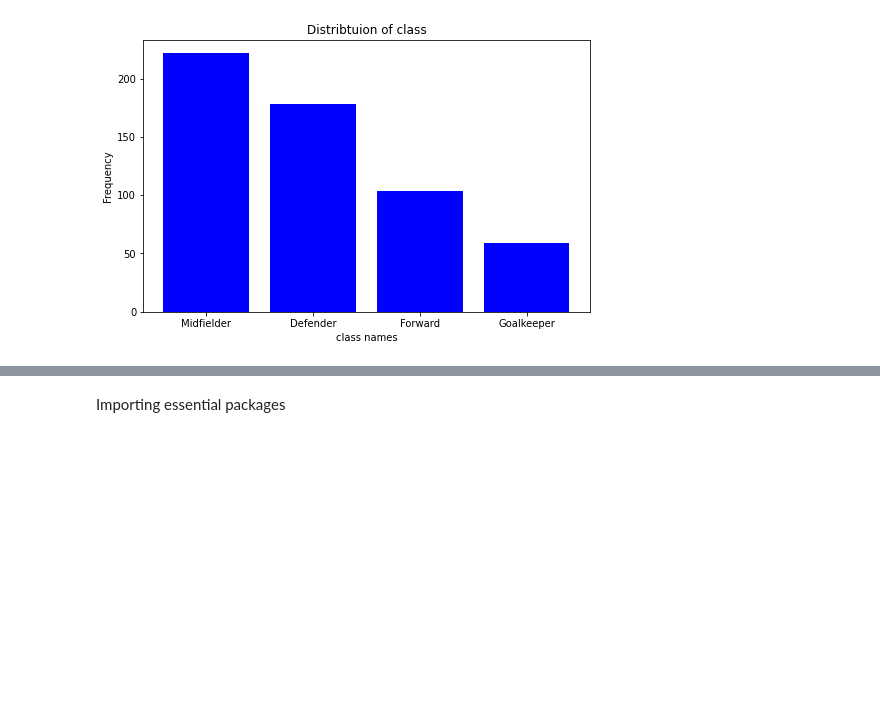
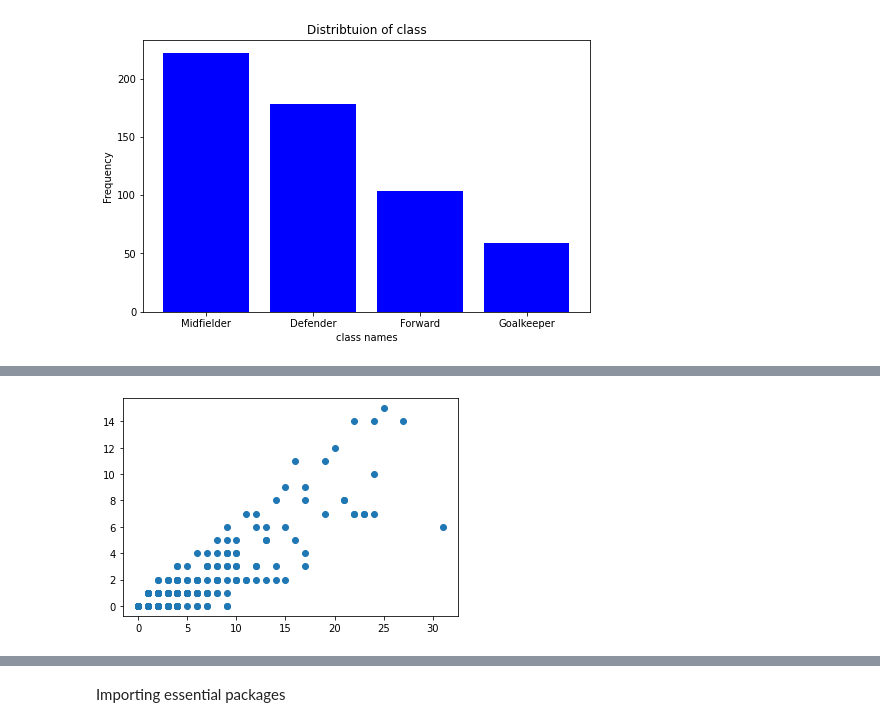
Before and after one commit to Logeshn009/Football-stats, a Jupyter notebook: ML_Lab_Programs.ipynb, the cells around one changed output, grey strips where cells are left out. Cells and saved outputs as stored; diff of their text form; code cells hidden in the pictures; blank space fills up the shorter version.

```diff
--- a/ML_Lab_Programs.ipynb
+++ b/ML_Lab_Programs.ipynb
@@ -295,0 +268,5 @@ Predicted weight =  [[7.45640613]]
+# %%
+plt.scatter(X_test,Y_test)
+plt.show()
+# %% [output]
+[figure, added]
```
Also changed, not shown: parts of 34 cells of this notebook.
